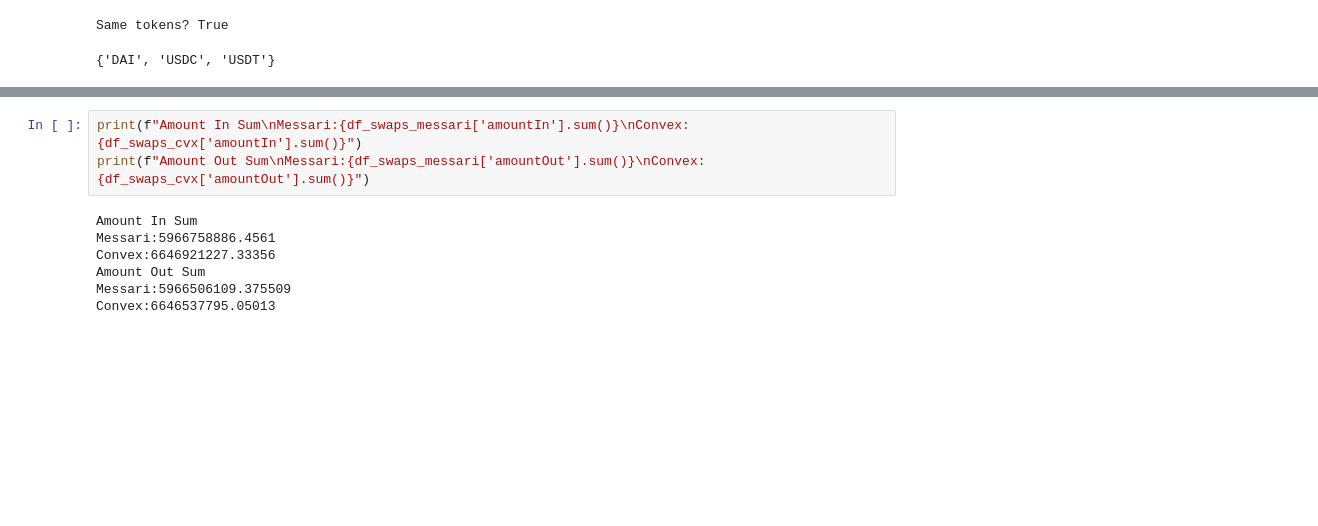
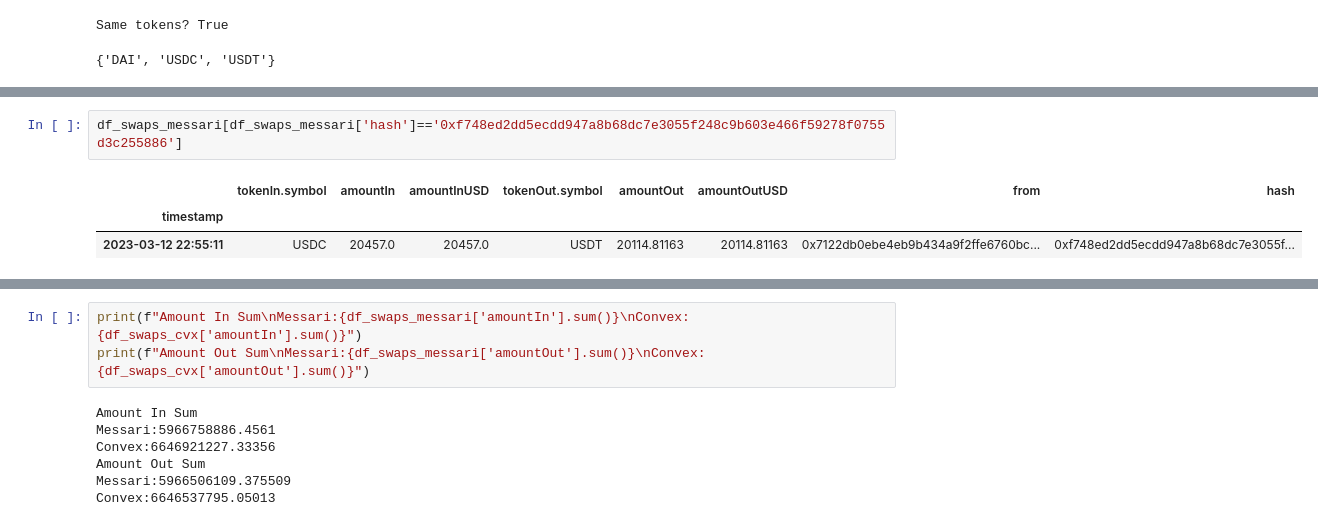
Before and after one commit to xenophonlabs/curve-lp-metrics, a Jupyter notebook: old/compare.ipynb, the cells around one changed output, grey strips where cells are left out. Drawn from its saved outputs; the diff is of its cells as text; blank space fills up the shorter version.

```diff
--- a/old/compare.ipynb
+++ b/old/compare.ipynb
@@ -89,3 +137,9 @@ Convex:7166
+# %%
+df_swaps_messari[df_swaps_messari['hash']=='0xf748ed2dd5ecdd947a8b68dc7e3055f248c9b603e466f59278f0755d3c255886']
+# %% [output]
+|  | tokenIn.symbol | amountIn | amountInUSD | tokenOut.symbol | amountOut | amountOutUSD | from | hash |
+| timestamp |  |  |  |  |  |  |  |  |
+| 2023-03-12 22:55:11 | USDC | 20457.0 | 20457.0 | USDT | 20114.81163 | 20114.81163 | 0x7122db0ebe4eb9b434a9f2ffe6760bc... | 0xf748ed2dd5ecdd947a8b68dc7e3055f... |
 # %%
 missing_in_cvx = set(df_swaps_messari["hash"]) - set(df_swaps_cvx["hash"])
 missing_in_messari = set(df_swaps_cvx["hash"]) - set(df_swaps_messari["hash"])
```
Also changed, not shown: parts of 12 cells of this notebook, 9 other files.
